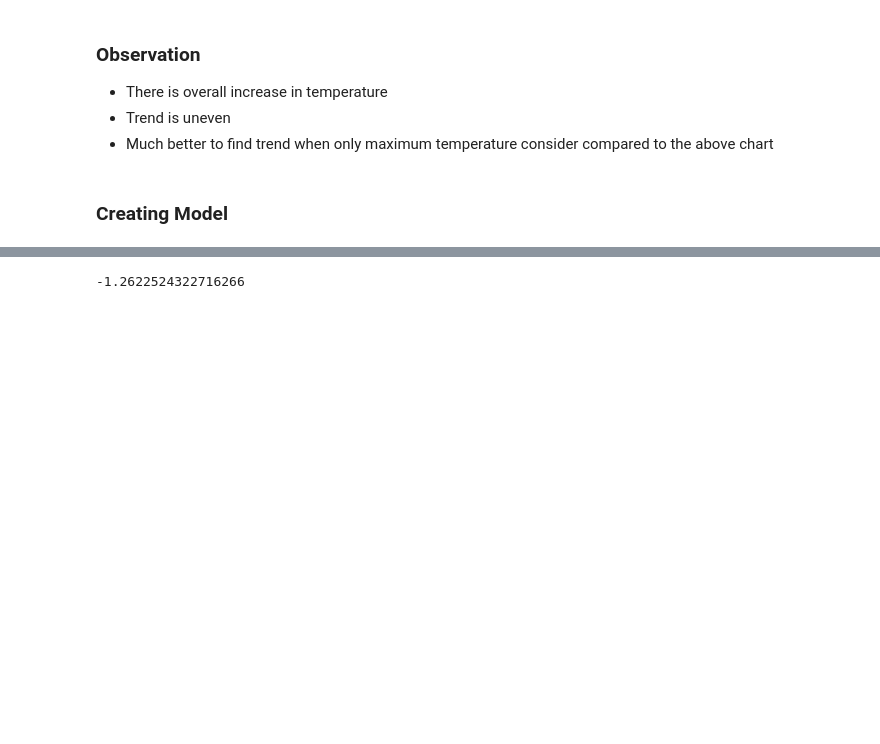
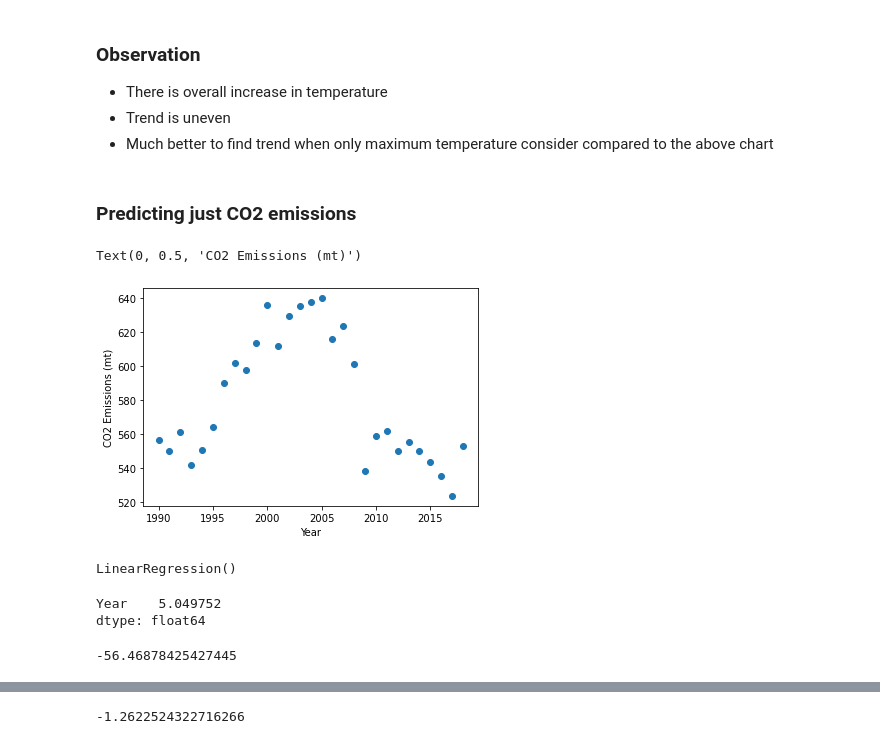
Before and after one commit to malvat/DataMiningGasEmissions, a Jupyter notebook: Data Prediction.ipynb, the cells around one changed output, grey strips where cells are left out. Cells and saved outputs as stored; diff of their text form; code cells hidden in the pictures; blank space fills up the shorter version.

```diff
--- a/Data Prediction.ipynb
+++ b/Data Prediction.ipynb
@@ -205,5 +205,3 @@ plt.show()
 - There is overall increase in temperature
 - Trend is uneven
 - Much better to find trend when only maximum temperature consider compared to the above chart
-# %% [markdown]
-### Creating Model
@@ -212,0 +208,9 @@ from sklearn import linear_model
+# %% [markdown]
+### Predicting just CO2 emissions
+# %%
+plt.scatter(data_ontario['Year'], data_ontario['CO2eq'])
+plt.xlabel("Year")
+plt.ylabel("CO2 Emissions (mt)")
+# %% [output]
+Text(0, 0.5, 'CO2 Emissions (mt)')
+[figure, added]
@@ -212,0 +227,14 @@ from sklearn import linear_model
+# %%
+co2regression = linear_model.LinearRegression()
+co2regression.fit(co2_x_train, co2_y_train)
+# %% [output]
+LinearRegression()
+# %%
+co2_x_train.std(axis=0)
+# %% [output]
+Year    5.049752
+dtype: float64
+# %%
+co2regression.score(co2_x_test, co2_y_test)
+# %% [output]
+-56.46878425427445
```
Also changed, not shown: parts of 5 cells of this notebook.
